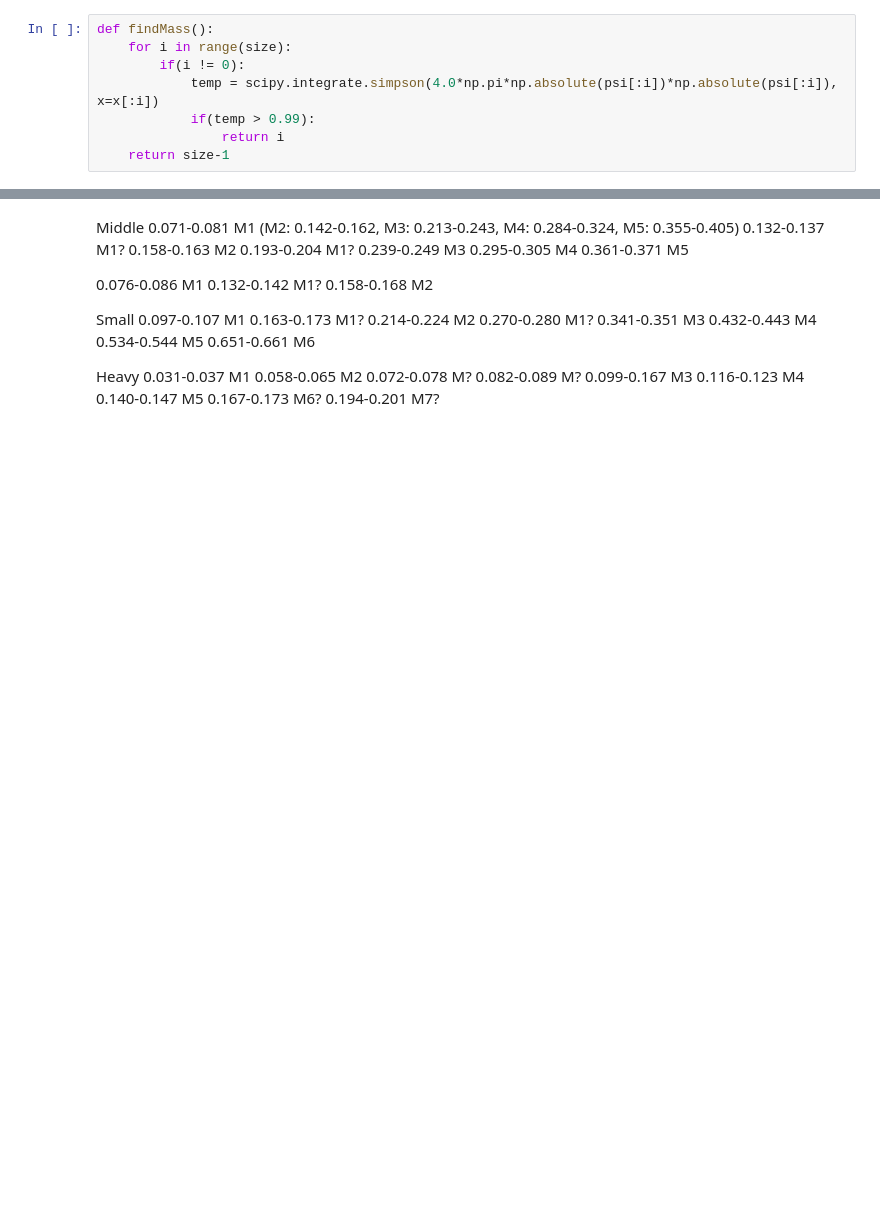
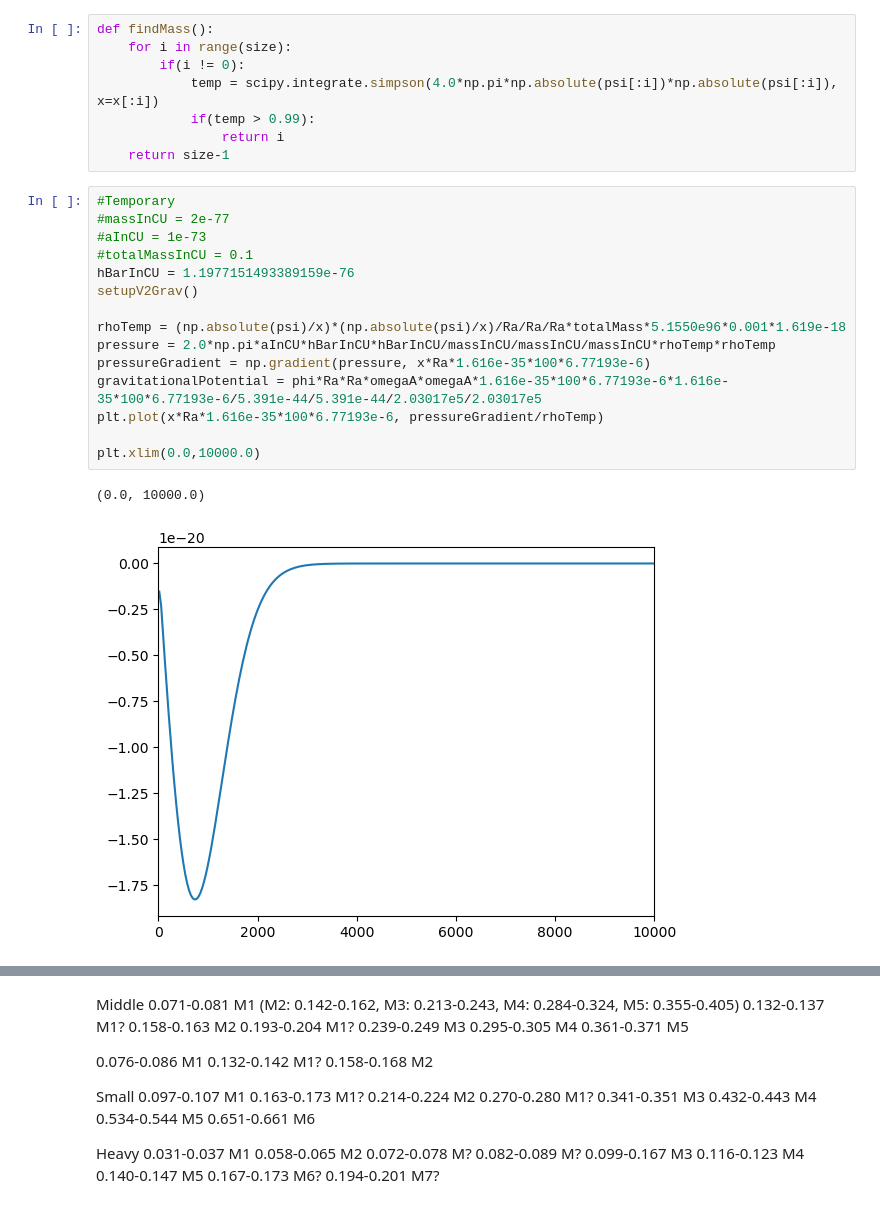
Before and after one commit to bkklee/BosonStar, a Jupyter notebook: Crank-Nicolson_v5.ipynb, the cells around one changed output, grey strips where cells are left out. Drawn from its saved outputs; the diff is of its cells as text; blank space fills up the shorter version.

Commit message:
Temporary force analysis

```diff
--- a/Crank-Nicolson_v5.ipynb
+++ b/Crank-Nicolson_v5.ipynb
@@ -141,6 +141,24 @@ def findMass():
             if(temp > 0.99):
                 return i
     return size-1
+# %%
+#Temporary
+#massInCU = 2e-77
+#aInCU = 1e-73
+#totalMassInCU = 0.1
+hBarInCU = 1.1977151493389159e-76
+setupV2Grav()
+
+rhoTemp = (np.absolute(psi)/x)*(np.absolute(psi)/x)/Ra/Ra/Ra*totalMass*5.1550e96*0.001*1.619e-18
+pressure = 2.0*np.pi*aInCU*hBarInCU*hBarInCU/massInCU/massInCU/massInCU*rhoTemp*rhoTemp
+pressureGradient = np.gradient(pressure, x*Ra*1.616e-35*100*6.77193e-6)
+gravitationalPotential = phi*Ra*Ra*omegaA*omegaA*1.616e-35*100*6.77193e-6*1.616e-35*100*6.77193e-6/5.391e-44/5.391e-44/2.03017e5/2.03017e5
+plt.plot(x*Ra*1.616e-35*100*6.77193e-6, pressureGradient/rhoTemp)
+
+plt.xlim(0.0,10000.0)
+# %% [output]
+(0.0, 10000.0)
+[figure, added]
 # %%
 setupT()
 setupQ()
```
Also changed, not shown: parts of 12 cells of this notebook.
